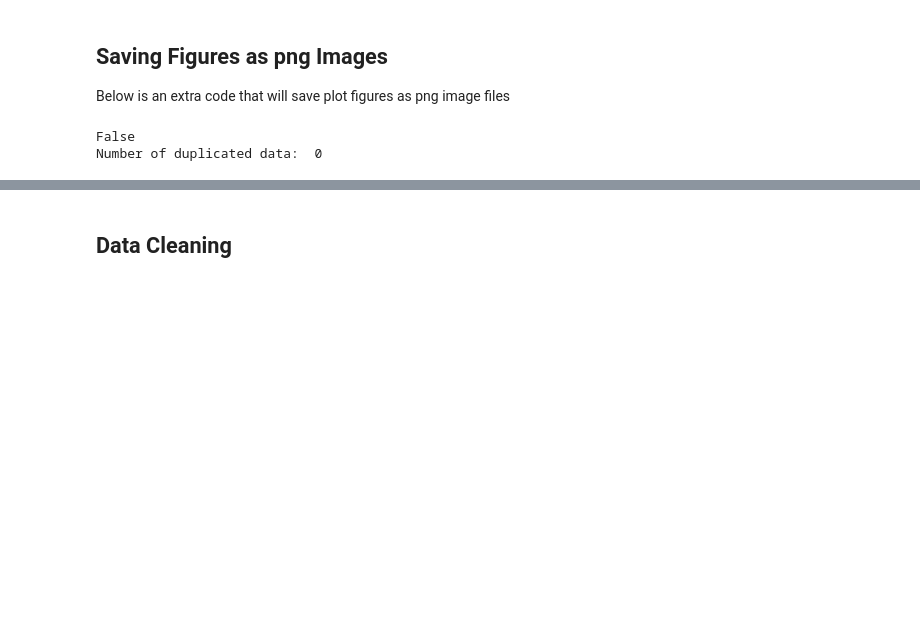
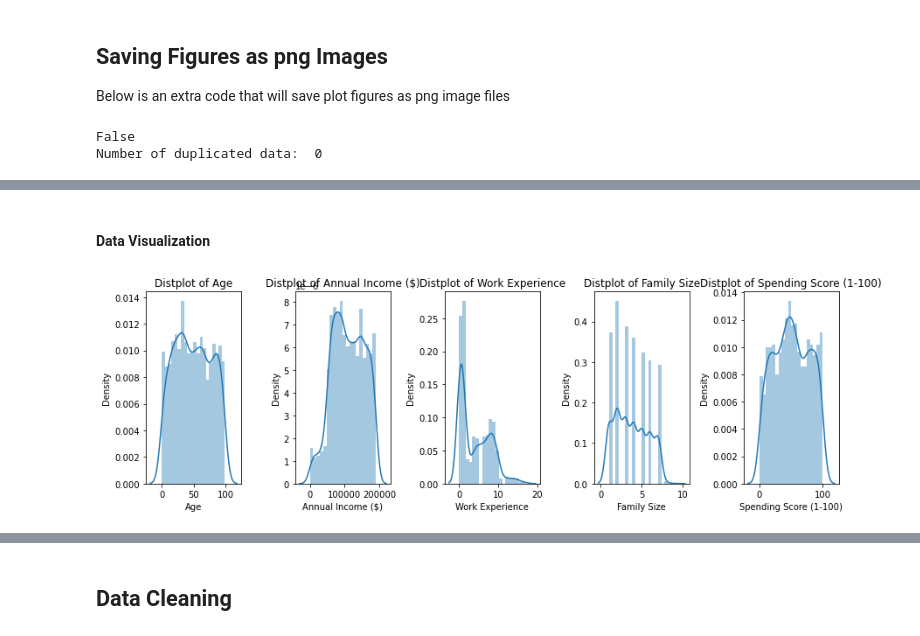
Before and after one commit to AiJared/Customer-Segmentation, a Jupyter notebook: Customer Segmentation.ipynb, the cells around one changed output, grey strips where cells are left out. Cells and saved outputs as stored; diff of their text form; code cells hidden in the pictures; blank space fills up the shorter version.

Commit message:
started data visualization

```diff
--- a/Customer Segmentation.ipynb
+++ b/Customer Segmentation.ipynb
@@ -248,0 +229,4 @@ save_fig("spending_frequency_based_on_annual_income")
+# %%
+# drop the customer ID column, it does not seem to be that relevant
+df.drop(["CustomerID"], axis=1, inplace=True)
+df
@@ -248,0 +247,15 @@ save_fig("spending_frequency_based_on_annual_income")
+# %% [markdown]
+#### Data Visualization
+# %%
+plt.figure(1, figsize=(12,4))
+n = 0
+for x in ["Age", "Annual Income ($)", "Work Experience", "Family Size", "Spending Score (1-100)"]:
+    n += 1
+    plt.subplot(1,5,n)
+    plt.subplots_adjust(hspace=0.5, wspace=0.5)
+    sns.distplot(df[x], bins=20)
+    plt.title("Distplot of {}".format(x))
+save_fig("distplot")
+plt.show()
+# %% [output]
+[figure, added]
```
Also changed, not shown: parts of 8 cells of this notebook, 5 other files.
